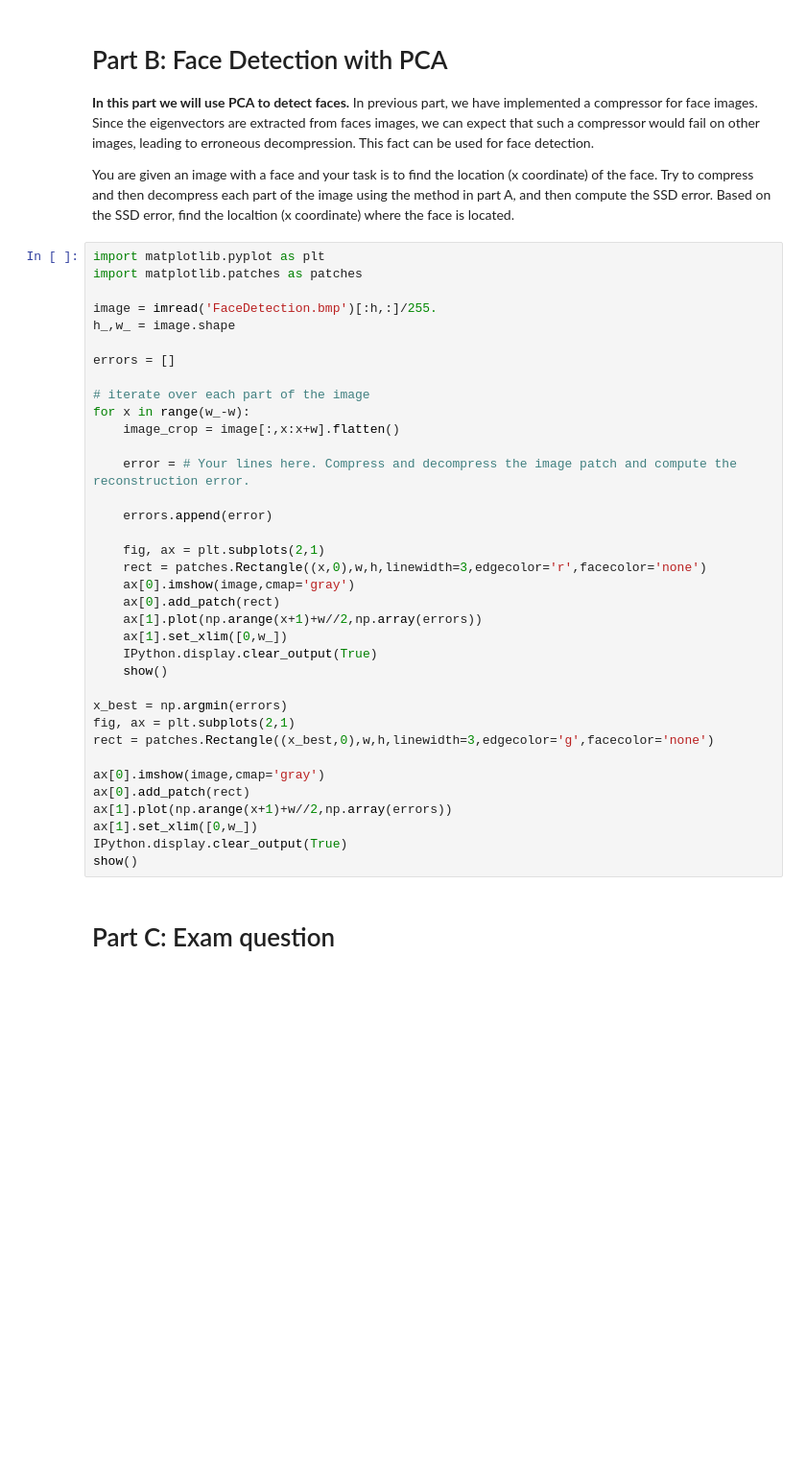
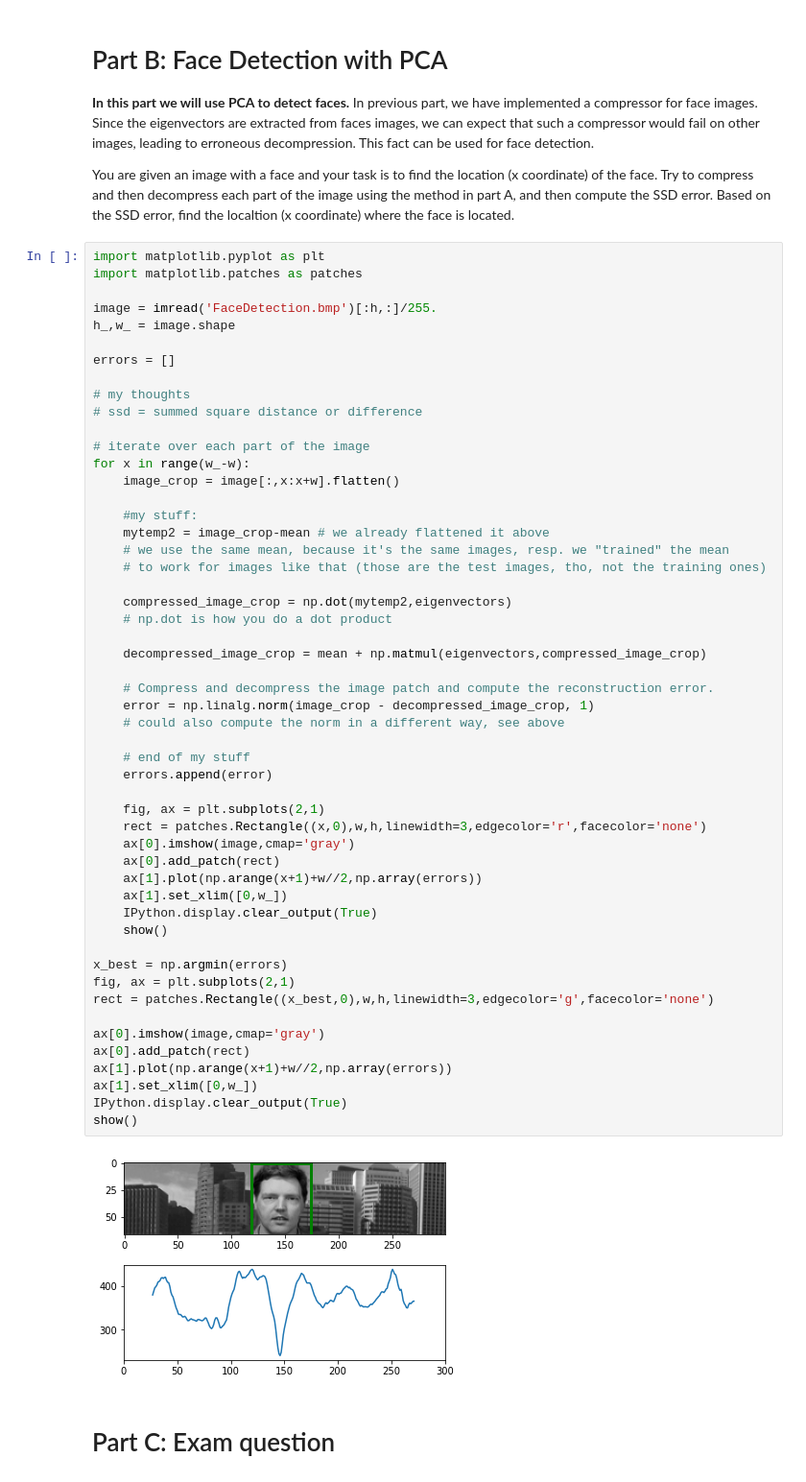
Before and after one commit to lazeller/viscomp2022, a Jupyter notebook: Exercises/W5/W5_exercise.ipynb, the cells around one changed output. Shown at 96% size. Drawn from its saved outputs; the diff is of its cells as text; blank space fills up the shorter version.

```diff
--- a/Exercises/W5/W5_exercise.ipynb
+++ b/Exercises/W5/W5_exercise.ipynb
@@ -139,34 +234,52 @@ image = imread('FaceDetection.bmp')[:h,:]/255.
 h_,w_ = image.shape
 
 errors = []
 
+# my thoughts
+# ssd = summed square distance or difference
+
 # iterate over each part of the image
 for x in range(w_-w):
     image_crop = image[:,x:x+w].flatten()
 
-    error = # Your lines here. Compress and decompress the image patch and compute the reconstruction error.
+    #my stuff:
+    mytemp2 = image_crop-mean # we already flattened it above
+    # we use the same mean, because it's the same images, resp. we "trained" the mean
+    # to work for images like that (those are the test images, tho, not the training ones)
 
+    compressed_image_crop = np.dot(mytemp2,eigenvectors)
+    # np.dot is how you do a dot product
+
+    decompressed_image_crop = mean + np.matmul(eigenvectors,compressed_image_crop)
+
+    # Compress and decompress the image patch and compute the reconstruction error.
+    error = np.linalg.norm(image_crop - decompressed_image_crop, 1)
+    # could also compute the norm in a different way, see above
+
+    # end of my stuff
     errors.append(error)
 
     fig, ax = plt.subplots(2,1)
     rect = patches.Rectangle((x,0),w,h,linewidth=3,edgecolor='r',facecolor='none')
     ax[0].imshow(image,cmap='gray')
     ax[0].add_patch(rect)
     ax[1].plot(np.arange(x+1)+w//2,np.array(errors))
     ax[1].set_xlim([0,w_])
     IPython.display.clear_output(True)
     show()
 
 x_best = np.argmin(errors)
 fig, ax = plt.subplots(2,1)
 rect = patches.Rectangle((x_best,0),w,h,linewidth=3,edgecolor='g',facecolor='none')
 
 ax[0].imshow(image,cmap='gray')
 ax[0].add_patch(rect)
 ax[1].plot(np.arange(x+1)+w//2,np.array(errors))
 ax[1].set_xlim([0,w_])
 IPython.display.clear_output(True)
 show()
+# %% [output]
+[figure, added]
 # %% [markdown]
 # Part C: Exam question
 # %% [markdown]
```
Also changed, not shown: parts of 11 cells of this notebook.
